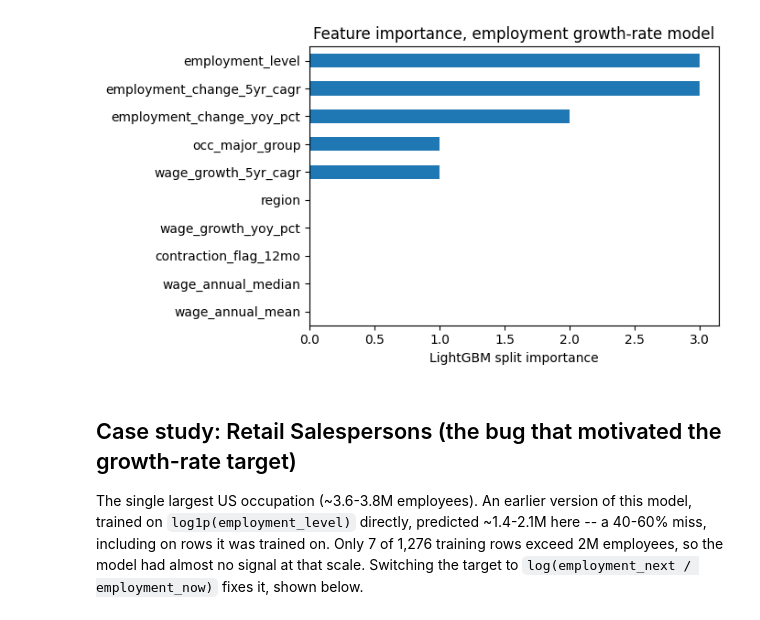
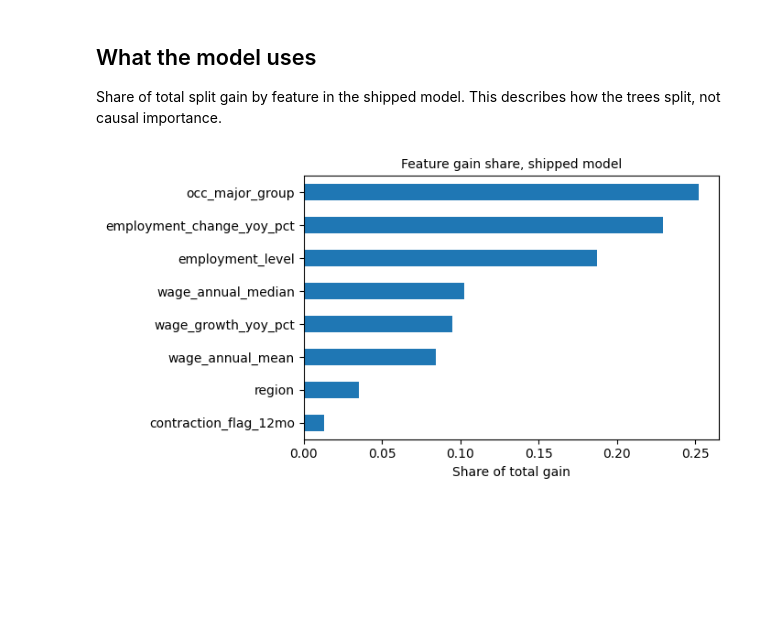
Before and after one commit to brianravelo28/labor-market-displacement-forecaster, a Jupyter notebook: notebooks/02_model_evaluation.ipynb, the cells around one changed output. Saved outputs shown, nothing was run; the diff lists cells and outputs as text; code cells hidden in the pictures; blank space fills up the shorter version.

```diff
--- a/notebooks/02_model_evaluation.ipynb
+++ b/notebooks/02_model_evaluation.ipynb
@@ -5,18 +10,17 @@ Evaluates the LightGBM employment forecaster trained by `src/train_model.py`. In
 # %%
-import sys
+import sys, json
 sys.path.insert(0, "../src")
 
 import numpy as np
 import pandas as pd
-import lightgbm as lgb
 import matplotlib.pyplot as plt
 
-from train_model import build_supervised, split, evaluate, FEATURE_COLS, TARGET_COL
+import train_model as tm
 
+metrics = json.load(open("../data/processed/model_metrics.json"))
 features = pd.read_csv("../data/processed/oews_occupation_features.csv")
-supervised = build_supervised(features)
-train, val, test = split(supervised)
-print(f"train={len(train)}  val={len(val)}  test={len(test)}")
+data = tm.build_supervised(features)
 
-model = lgb.Booster(model_file="../data/processed/employment_forecast_model.txt")
+print(f"{len(data):,} adjacent-year pairs; feature years {metrics['feature_years'][0]}-{metrics['feature_years'][1]}")
+print("selected hyperparameters:", metrics["selected_params"])
 # %% [output]
@@ -35,14 +121,12 @@ test         n= 2647  RMSE=      16,521  MAPE=  12.1%  median APE=  7.4%  RMSE(1
+# %% [markdown]
+## What the model uses
+
+Share of total split gain by feature in the shipped model. This describes how the trees split, not causal importance.
 # %%
-importance = pd.Series(model.feature_importance(), index=FEATURE_COLS).sort_values()
-fig, ax = plt.subplots(figsize=(7, 4))
-importance.plot(kind="barh", ax=ax)
-ax.set_xlabel("LightGBM split importance")
-ax.set_title("Feature importance, employment growth-rate model")
-plt.tight_layout()
-plt.show()
+gain = pd.Series(metrics["gain_share"]).sort_values()
+fig, ax = plt.subplots(figsize=(7, 3.8))
+gain.plot(kind="barh", ax=ax)
+ax.set_xlabel("Share of total gain"); ax.set_title("Feature gain share, shipped model", fontsize=10)
+plt.tight_layout(); plt.show()
 # %% [output]
-[figure, old version]
+[figure, new version]
-# %% [markdown]
-## Case study: Retail Salespersons (the bug that motivated the growth-rate target)
-
-The single largest US occupation (~3.6-3.8M employees). An earlier version of this model, trained on `log1p(employment_level)` directly, predicted ~1.4-2.1M here -- a 40-60% miss, including on rows it was trained on. Only 7 of 1,276 training rows exceed 2M employees, so the model had almost no signal at that scale. Switching the target to `log(employment_next / employment_now)` fixes it, shown below.
```
Also changed, not shown: parts of 18 cells of this notebook, 5 other files.
